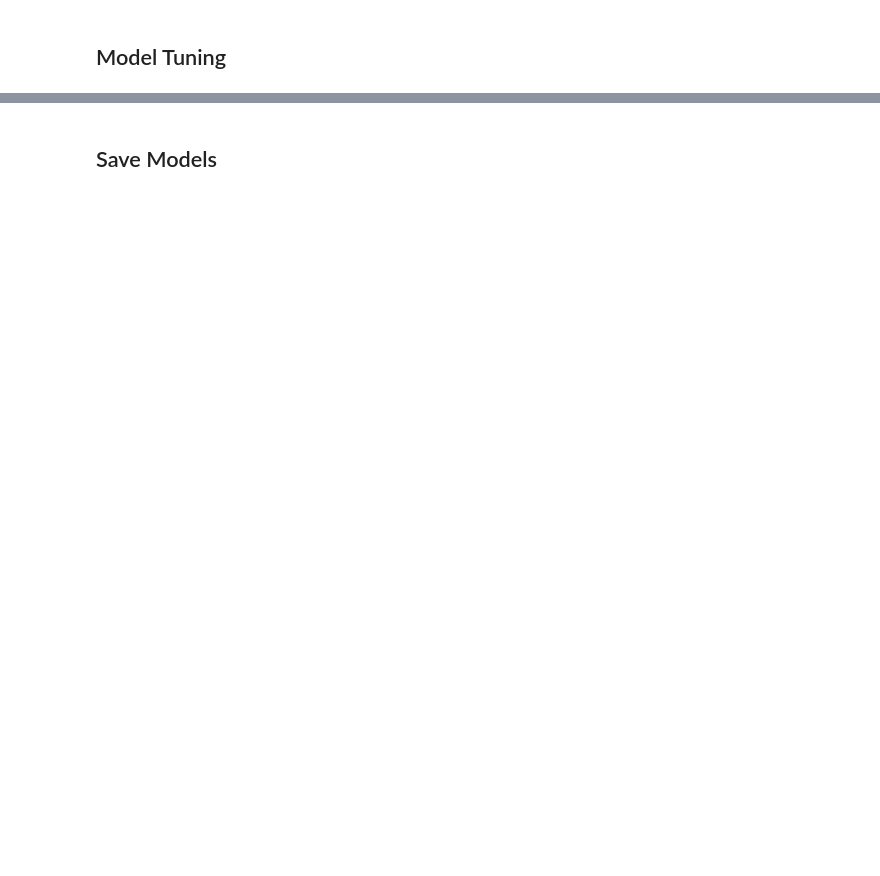
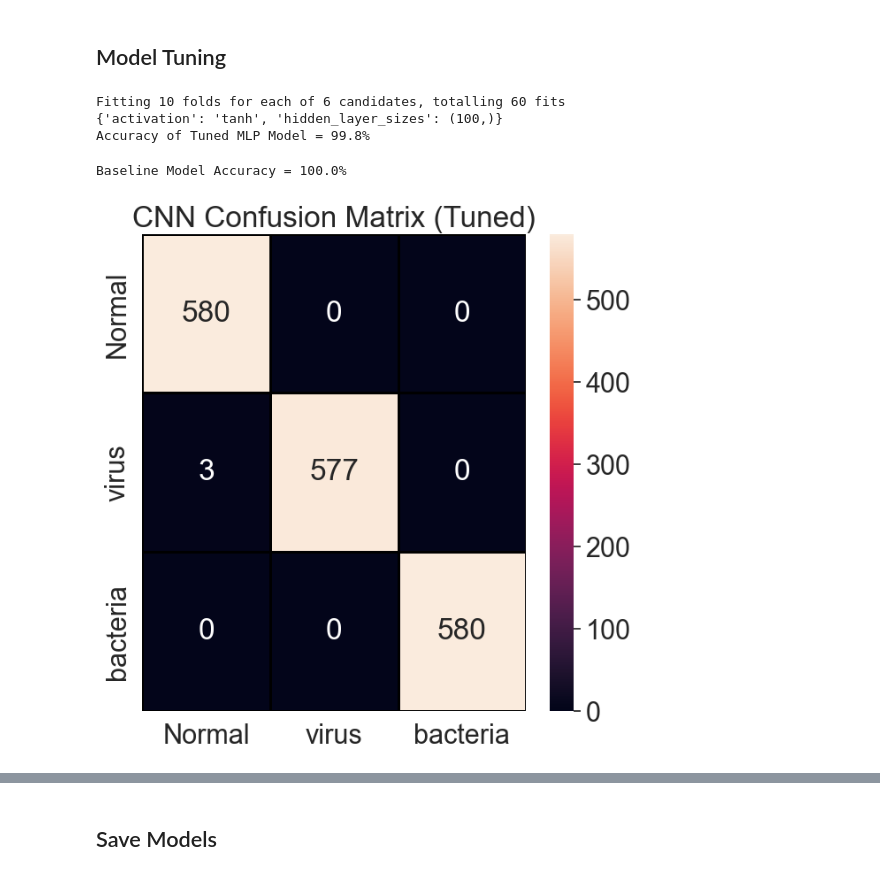
Before and after one commit to ManinderAde12/ISYE-6740-Project, a Jupyter notebook: ISYE-6740 - Group Project - CNN on PCA Data.ipynb, the cells around one changed output, grey strips where cells are left out. Cells and saved outputs as stored; diff of their text form; code cells hidden in the pictures; blank space fills up the shorter version.

Commit message:
tune CNN model hyperparameters for 99.8% acc

```diff
--- a/ISYE-6740 - Group Project - CNN on PCA Data.ipynb
+++ b/ISYE-6740 - Group Project - CNN on PCA Data.ipynb
@@ -104,3 +105,49 @@ print(base_cnn_report)
 weighted avg       1.00      1.00      1.00      1740
 # %% [markdown]
 ## Model Tuning
+# %%
+# hyperparameter tuning
+
+## define model and params to evaluate
+mod = MLPClassifier(random_state = 20230730)
+params = {
+    'hidden_layer_sizes': [(100, ), (100, 100), (200, 200)],
+    'activation': ['tanh', 'relu']
+}
+
+## define parameter grid
+grid_mlp = GridSearchCV(
+    mod,
+    params,
+    cv = 10,
+    scoring = 'accuracy',
+    return_train_score = True,
+    verbose = 1
+)
+grid_mlp = grid_mlp.fit(X_train, y_train)
+
+print(grid_mlp.best_params_)
+grid_mlp_acc = grid_mlp.best_score_ * 100
+print('Accuracy of Tuned MLP Model = {}%'.format(round(grid_mlp_acc, 2)))
+# %% [output]
+Fitting 10 folds for each of 6 candidates, totalling 60 fits
+{'activation': 'tanh', 'hidden_layer_sizes': (100,)}
+Accuracy of Tuned MLP Model = 99.8%
+# %%
+# fit model with best params
+mod_tuned = MLPClassifier(
+    hidden_layer_sizes = grid_mlp.best_params_['hidden_layer_sizes'],
+    activation = grid_mlp.best_params_['activation'],
+    random_state = 20230730
+).fit(X_train, y_train)
+
+mod_tuned_pred = mod_tuned.predict(X_test)
+mod_tuned_acc = mod_tuned.score(X_test, y_test)
+print('Baseline Model Accuracy = {}%'.format(round(100 * mod_tuned_acc, 4)))
+# %% [output]
+Baseline Model Accuracy = 100.0%
+# %%
+# print(confusion_matrix(y_test, mod_base_pred))
+plot_cm(mod_base_pred, y_test, 'CNN Confusion Matrix (Tuned)')
+# %% [output]
+[figure, added]
```
Also changed, not shown: parts of 6 cells of this notebook, 5 other files.
